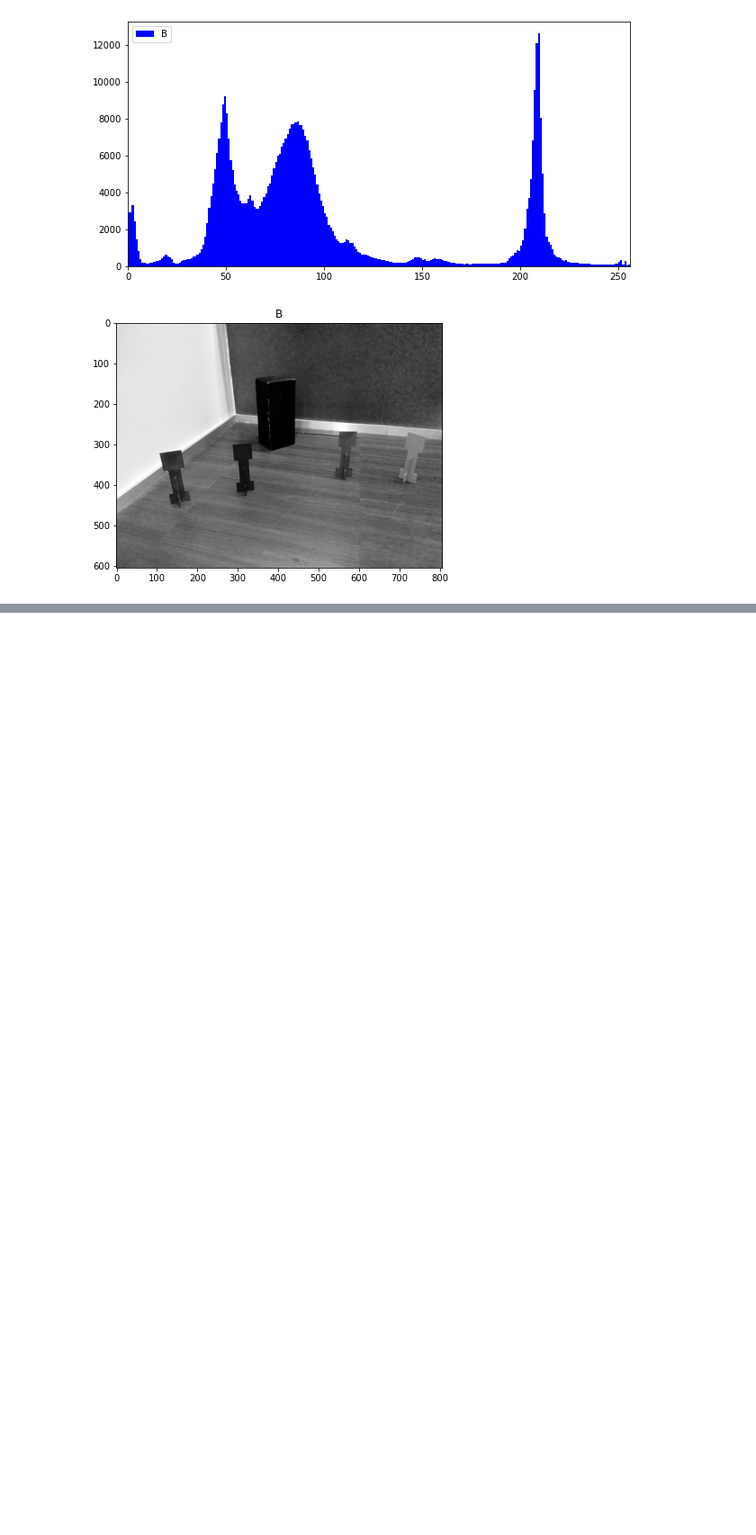
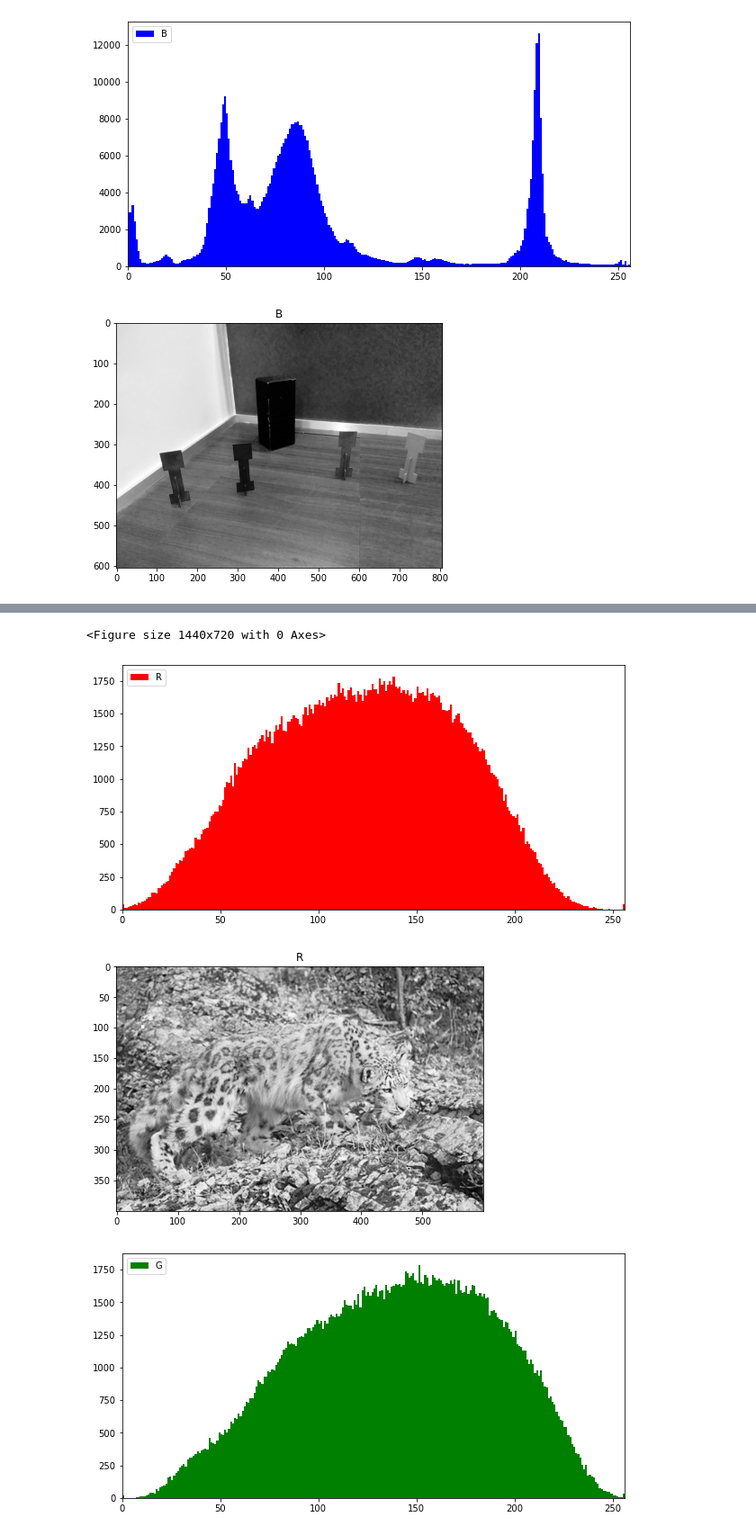
Before and after one commit to Kcpf/robot21.1, a Jupyter notebook: aula01/Atividade1_Visao.ipynb, the cells around one changed output, grey strips where cells are left out. Shown at 90% size. Cells and saved outputs as stored; diff of their text form; code cells hidden in the pictures; blank space fills up the shorter version.

```diff
--- a/aula01/Atividade1_Visao.ipynb
+++ b/aula01/Atividade1_Visao.ipynb
@@ -156,0 +168,7 @@ histo_plot(img_h, "r","R", plt);
+# %%
+plot_hists(leopardo, plt)
+# %% [output]
+<Figure size 1440x720 with 0 Axes>
+[figure, added]
+[figure, added]
+[figure, added]
```
Also changed, not shown: parts of 14 cells of this notebook, 3 other files.
